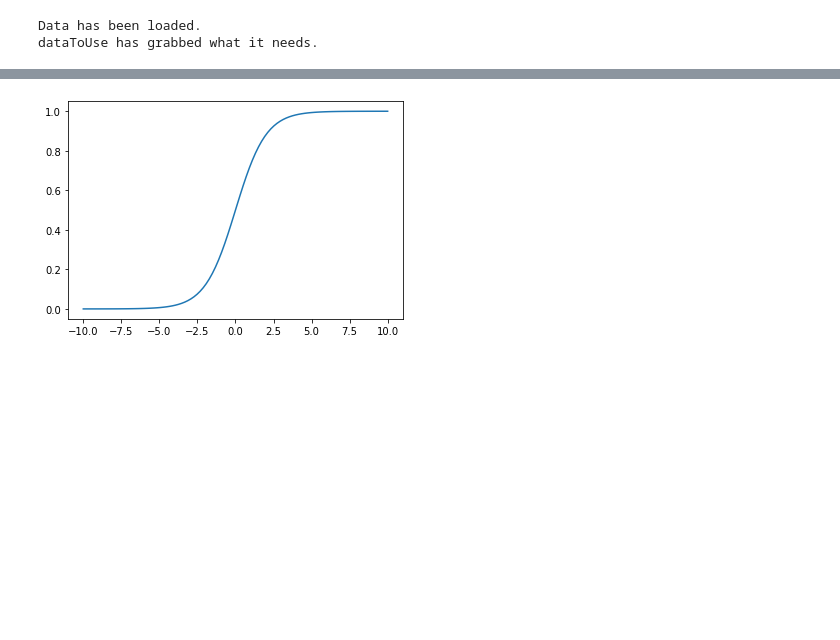
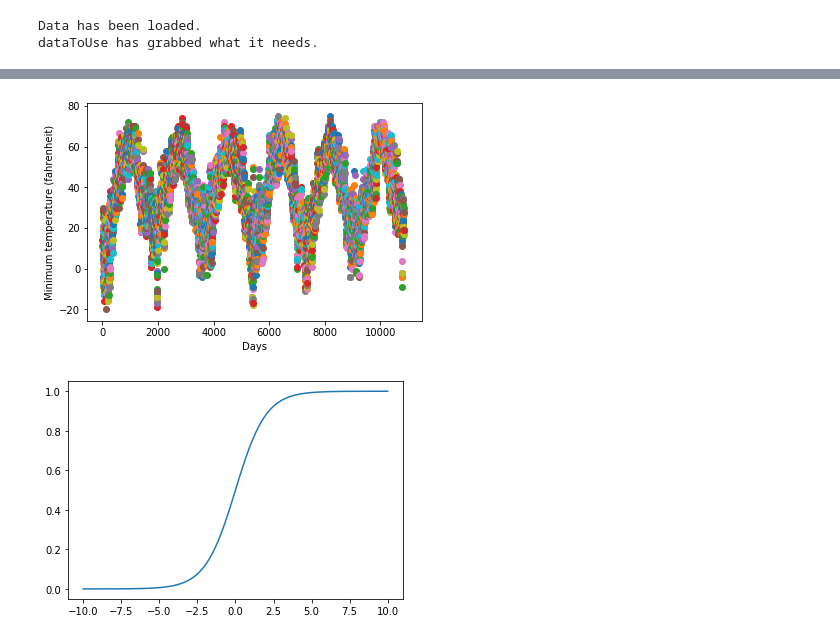
Before and after one commit to JonathanClifford/597ML-MachineLearningWeatherPrediction, a Jupyter notebook: mainAnalysisOfWeatherData.ipynb, the cells around one changed output, grey strips where cells are left out. Saved outputs shown, nothing was run; the diff lists cells and outputs as text; code cells hidden in the pictures; blank space fills up the shorter version.

```diff
--- a/mainAnalysisOfWeatherData.ipynb
+++ b/mainAnalysisOfWeatherData.ipynb
@@ -256,3 +276,11 @@ print(len(ones))
+# %%
+for i in range(len(tempMin)):
+    plt.scatter(i,tempMin[i])
+plt.xlabel("Days")
+plt.ylabel("Minimum temperature (fahrenheit)")
+plt.show()
+# %% [output]
+[figure, added]
 # %%
 # Normalization of data function
 y = precipitation
```
Also changed, not shown: parts of 12 cells of this notebook.
